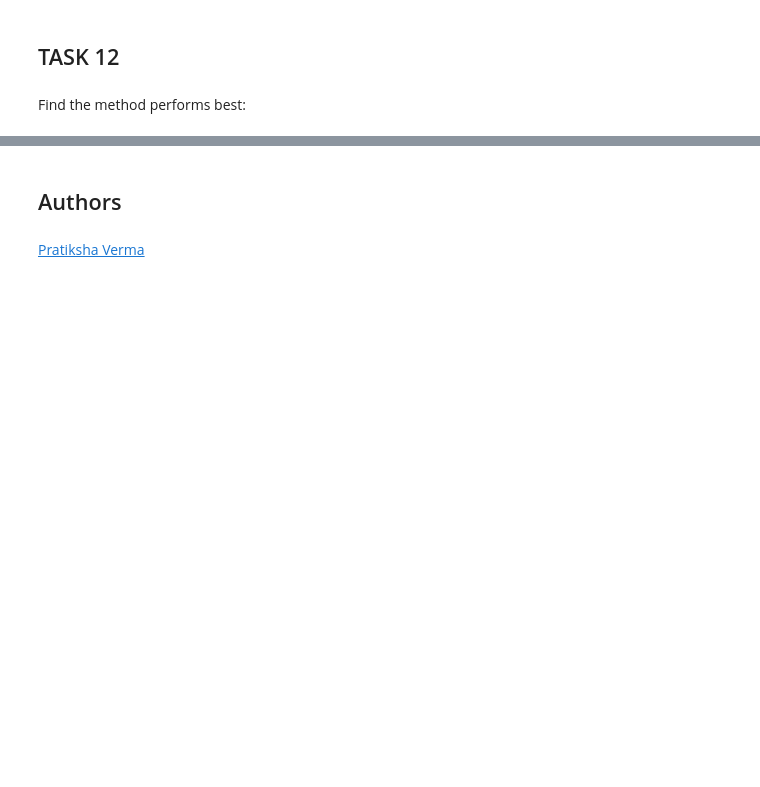
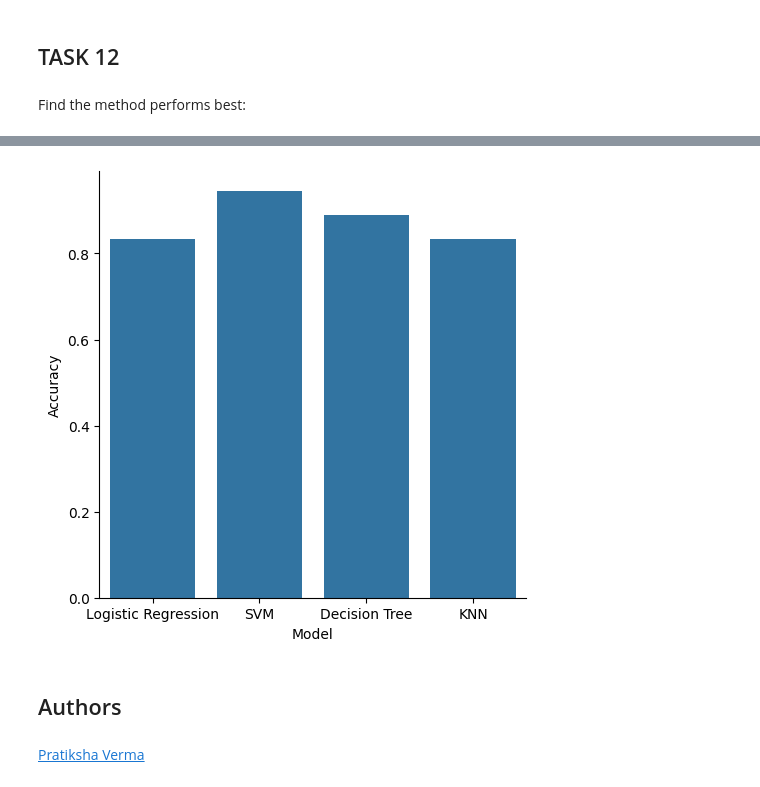
Before and after one commit to GuilhermeMene/Data-Science-Course, a Jupyter notebook: 09-Capstone/Notebooks/007-SpaceX-Machine-Learning-Prediction-Part-5-v1.ipynb, the cells around one changed output, grey strips where cells are left out. Saved outputs shown, nothing was run; the diff lists cells and outputs as text; code cells hidden in the pictures; blank space fills up the shorter version.

```diff
--- a/09-Capstone/Notebooks/007-SpaceX-Machine-Learning-Prediction-Part-5-v1.ipynb
+++ b/09-Capstone/Notebooks/007-SpaceX-Machine-Learning-Prediction-Part-5-v1.ipynb
@@ -345,0 +346,8 @@ The best models is: Decision Tree, with score : 0.94
+# %%
+#Tabular from scores
+report = {
+    'Model': names,
+    'Accuracy': scores
+}
+rep = pd.DataFrame(report)
+rep
@@ -346,3 +360,9 @@ The best models is: Decision Tree, with score : 0.94
+# %%
+#PLot the bar graph of the accuracy from models
+sns.catplot(x="Model", y="Accuracy", data=rep, kind='bar')
+plt.show()
+# %% [output]
+[figure, added]
 # %% [markdown]
 ## Authors
 # %% [markdown]
```
Also changed, not shown: parts of 8 cells of this notebook, 13 other files.
